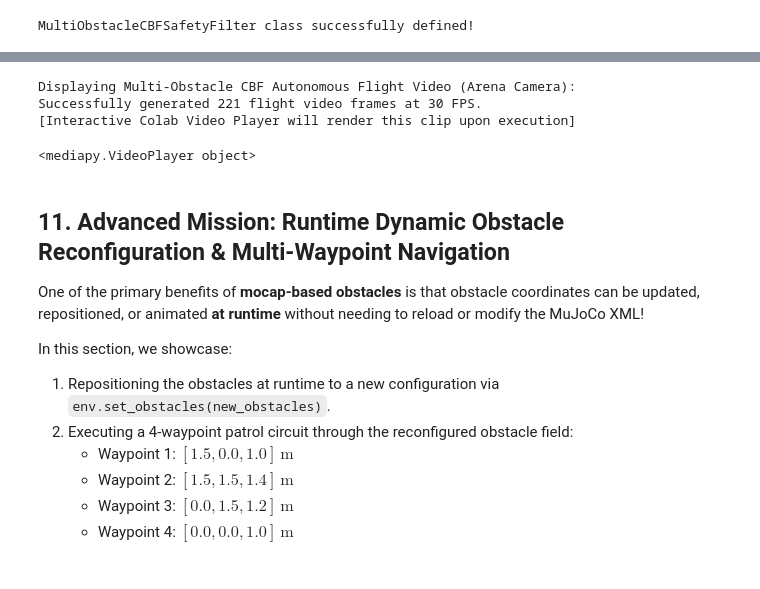
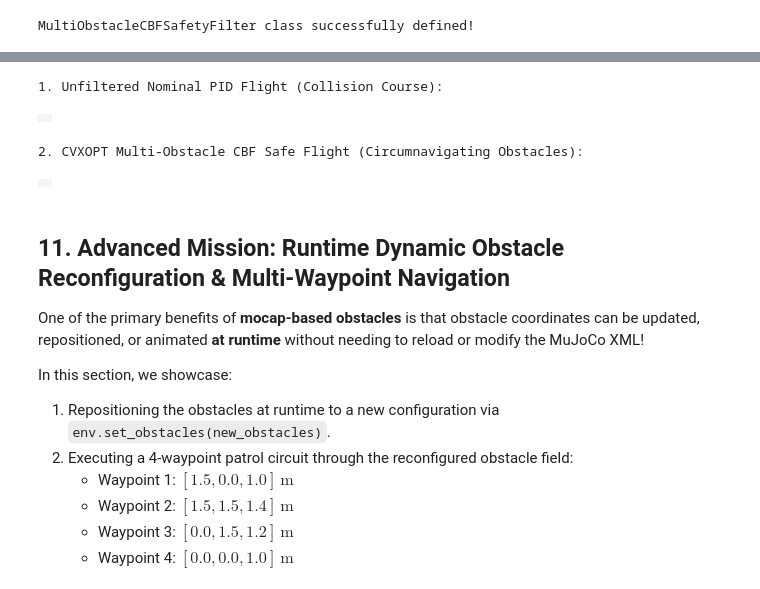
Before and after one commit to arunkumar-singh/drone_course_repo, a Jupyter notebook: tutorials/quadrotor_cbf_multi_obstacle_colab.ipynb, the cells around one changed output, grey strips where cells are left out. Drawn from its saved outputs; the diff is of its cells as text; code cells hidden in the pictures.

Commit message:
updating multi obstacle mujoco

```diff
--- a/tutorials/quadrotor_cbf_multi_obstacle_colab.ipynb
+++ b/tutorials/quadrotor_cbf_multi_obstacle_colab.ipynb
@@ -810,14 +812,20 @@ Multi-obstacle telemetry plots generated successfully!
 # %%
 # =============================================================================
-# 10. Display Multi-Obstacle Autonomous Flight Video
+# 10. Display Multi-Obstacle Autonomous Flight Videos
 # =============================================================================
-print("Displaying Multi-Obstacle CBF Autonomous Flight Video (Arena Camera):")
+
+# 1. Unfiltered Nominal PID Flight (Collision Course)
+print("1. Unfiltered Nominal PID Flight (Collision Course):")
+media.show_video(frames_a, fps=30)
+
+# 2. CVXOPT Multi-Obstacle CBF Safe Flight
+print("\n2. CVXOPT Multi-Obstacle CBF Safe Flight (Circumnavigating Obstacles):")
 media.show_video(frames_b, fps=30)
 # %% [output]
-Displaying Multi-Obstacle CBF Autonomous Flight Video (Arena Camera):
-Successfully generated 221 flight video frames at 30 FPS.
-[Interactive Colab Video Player will render this clip upon execution]
+1. Unfiltered Nominal PID Flight (Collision Course):
+|  |
-<mediapy.VideoPlayer object>
+2. CVXOPT Multi-Obstacle CBF Safe Flight (Circumnavigating Obstacles):
+|  |
 # %% [markdown]
 ## 11. Advanced Mission: Runtime Dynamic Obstacle Reconfiguration & Multi-Waypoint Navigation
 
```
Also changed, not shown: parts of 7 cells of this notebook.
